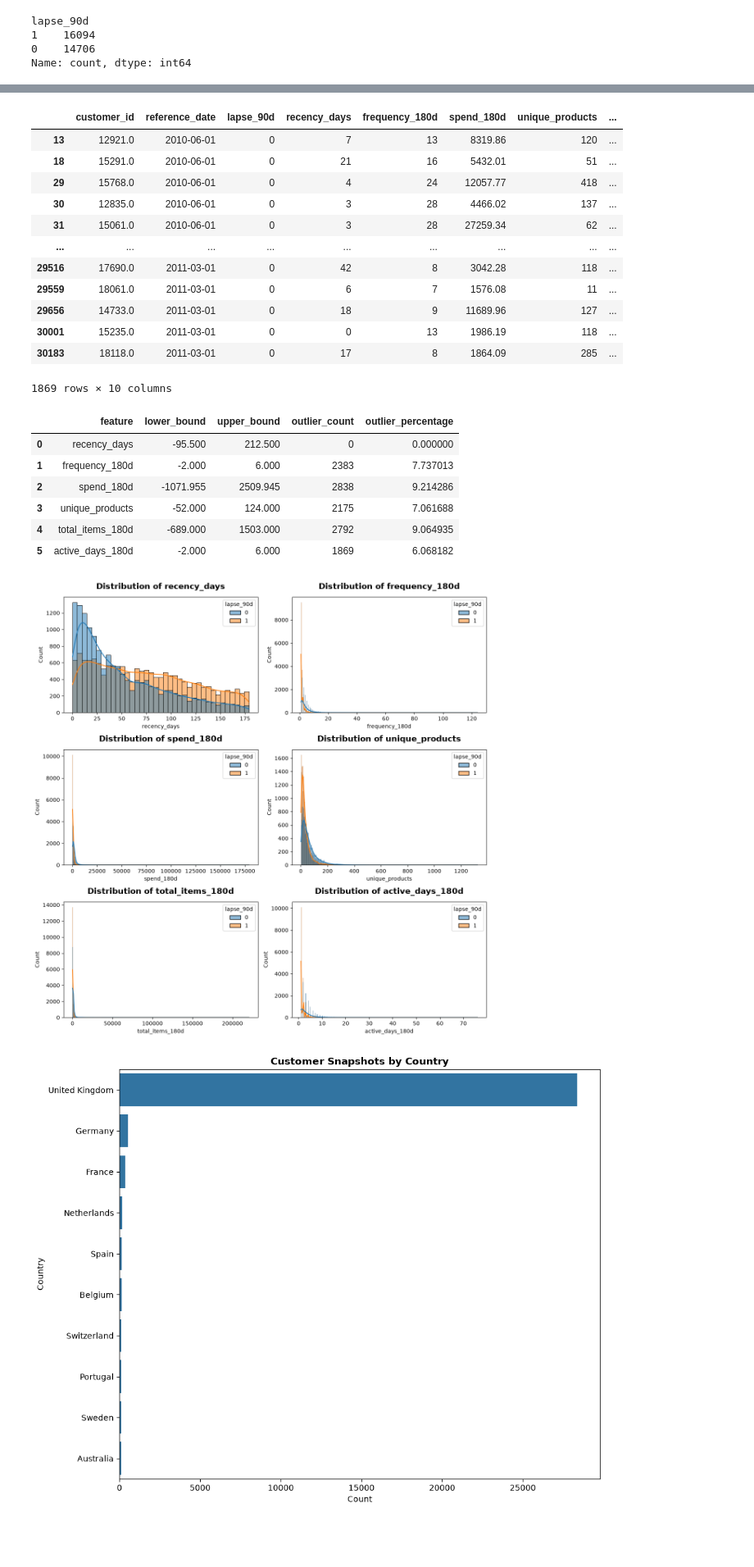
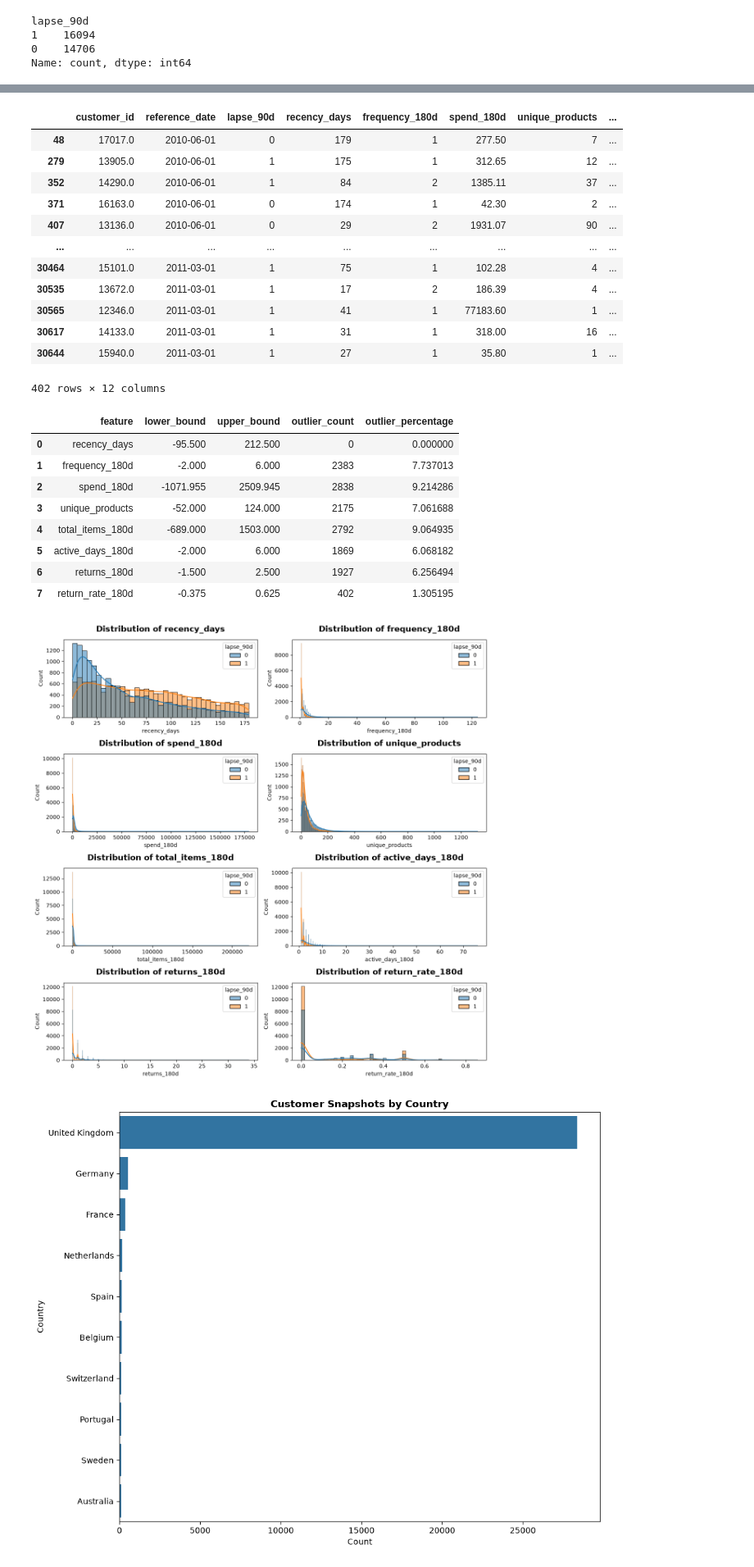
Before and after one commit to Amila-codes/Customer-Purchase-Behavior-Prediction, a Jupyter notebook: notebooks/classification_capstone_final.ipynb, the cells around one changed output, grey strips where cells are left out. Shown at 82% size. Cells and saved outputs as stored; diff of their text form; code cells hidden in the pictures; blank space fills up the shorter version.

```diff
--- a/notebooks/classification_capstone_final.ipynb
+++ b/notebooks/classification_capstone_final.ipynb
@@ -665,8 +665,9 @@ print(df['InvoiceDate'].max())
 2009-12-01 07:45:00
 2011-12-09 12:50:00
 # %%
-# Filter purchases
+# Filter purchases & returns
 purchases = df[(df['Quantity'] > 0) & (df['Price'] > 0) & (~df['Invoice'].astype(str).str.startswith("C"))]
+returns = df[df['Quantity'] < 0]
 # %% [markdown]
 ### Reference Dates and Prediction Windows
 
@@ -748,6 +758,6 @@ purchases['line_total'] = purchases['Quantity'] * purchases['Price']
 # %%
 # Create summarize_customer_history function
-def summarize_customer_history(purchases, reference_dates):
+def summarize_customer_history(purchases, returns, reference_dates):
     all_feats = []
 
     for t0 in reference_dates:
@@ -755,7 +765,14 @@ def summarize_customer_history(purchases, reference_dates):
             (purchases["InvoiceDate"] >= t0 - pd.Timedelta(days=180)) &
             (purchases["InvoiceDate"] <  t0)
         ]
+
+        hist_returns = returns[
+          (returns['InvoiceDate'] >= t0 - pd.Timedelta(days=180)) &
+          (returns['InvoiceDate'] < t0)
+        ]
+
         g = history.groupby("Customer ID")
+        r = hist_returns.groupby('Customer ID')
 
         feats = pd.DataFrame({
             "recency_days":   (t0 - g["InvoiceDate"].max()).dt.days,
@@ -764,8 +781,19 @@ def summarize_customer_history(purchases, reference_dates):
             "unique_products": g['Description'].nunique(),
             "total_items_180d": g['Quantity'].sum(),
             "active_days_180d": g["InvoiceDate"].apply(lambda x: x.dt.date.nunique()),
-            'country': g['Country'].last()
-        }).reset_index()
+            'country': g['Country'].last(),
+
+        })
+
+        # Return features
+        return_counts = r['Invoice'].nunique().reindex(feats.index, fill_value=0)
+        feats['returns_180d'] = return_counts
+
+        # Share of transactions that were returns
+        feats['return_rate_180d'] = feats['returns_180d'] / (feats['frequency_180d'] + feats['returns_180d'])
+
+         # Only reset index AFTER customer-based features are finished
+        feats = feats.reset_index()
 
         feats = feats.rename(columns={"Customer ID": "customer_id"})
         feats["reference_date"] = t0
@@ -774,7 +802,7 @@ def summarize_customer_history(purchases, reference_dates):
     return pd.concat(all_feats, ignore_index=True)
 # %%
 reference_dates = target_df["reference_date"].unique()
-features_df = summarize_customer_history(purchases, reference_dates)
+features_df = summarize_customer_history(purchases, returns, reference_dates)
 
 model_df = target_df.merge(features_df, on=["customer_id", "reference_date"], how="left")
 model_df.head()
@@ -924,6 +958,6 @@ detect_variable_types(train_data)
 # %%
 # outlier detection
-num_cols = ['recency_days', 'frequency_180d', 'spend_180d', 'unique_products', 'total_items_180d', 'active_days_180d']
+num_cols = ['recency_days', 'frequency_180d', 'spend_180d', 'unique_products', 'total_items_180d', 'active_days_180d', 'returns_180d', 'return_rate_180d']
 
 def find_iqr_outliers(data, cols):
     results = []
@@ -954,18 +988,18 @@ def find_iqr_outliers(data, cols):
 find_iqr_outliers(train_data, num_cols)
 # %% [output]
 |  | customer_id | reference_date | lapse_90d | recency_days | frequency_180d | spend_180d | unique_products | ... |
-| 13 | 12921.0 | 2010-06-01 | 0 | 7 | 13 | 8319.86 | 120 | ... |
-| 18 | 15291.0 | 2010-06-01 | 0 | 21 | 16 | 5432.01 | 51 | ... |
-| 29 | 15768.0 | 2010-06-01 | 0 | 4 | 24 | 12057.77 | 418 | ... |
-| 30 | 12835.0 | 2010-06-01 | 0 | 3 | 28 | 4466.02 | 137 | ... |
-| 31 | 15061.0 | 2010-06-01 | 0 | 3 | 28 | 27259.34 | 62 | ... |
+| 48 | 17017.0 | 2010-06-01 | 0 | 179 | 1 | 277.50 | 7 | ... |
+| 279 | 13905.0 | 2010-06-01 | 1 | 175 | 1 | 312.65 | 12 | ... |
+| 352 | 14290.0 | 2010-06-01 | 1 | 84 | 2 | 1385.11 | 37 | ... |
+| 371 | 16163.0 | 2010-06-01 | 0 | 174 | 1 | 42.30 | 2 | ... |
+| 407 | 13136.0 | 2010-06-01 | 0 | 29 | 2 | 1931.07 | 90 | ... |
 | ... | ... | ... | ... | ... | ... | ... | ... | ... |
-| 29516 | 17690.0 | 2011-03-01 | 0 | 42 | 8 | 3042.28 | 118 | ... |
-| 29559 | 18061.0 | 2011-03-01 | 0 | 6 | 7 | 1576.08 | 11 | ... |
-| 29656 | 14733.0 | 2011-03-01 | 0 | 18 | 9 | 11689.96 | 127 | ... |
-| 30001 | 15235.0 | 2011-03-01 | 0 | 0 | 13 | 1986.19 | 118 | ... |
-| 30183 | 18118.0 | 2011-03-01 | 0 | 17 | 8 | 1864.09 | 285 | ... |
+| 30464 | 15101.0 | 2011-03-01 | 1 | 75 | 1 | 102.28 | 4 | ... |
+| 30535 | 13672.0 | 2011-03-01 | 1 | 17 | 2 | 186.39 | 4 | ... |
+| 30565 | 12346.0 | 2011-03-01 | 1 | 41 | 1 | 77183.60 | 1 | ... |
+| 30617 | 14133.0 | 2011-03-01 | 1 | 31 | 1 | 318.00 | 16 | ... |
+| 30644 | 15940.0 | 2011-03-01 | 1 | 27 | 1 | 35.80 | 1 | ... |
-1869 rows × 10 columns
+402 rows × 12 columns
 |  | feature | lower_bound | upper_bound | outlier_count | outlier_percentage |
 | 0 | recency_days | -95.500 | 212.500 | 0 | 0.000000 |
 | 1 | frequency_180d | -2.000 | 6.000 | 2383 | 7.737013 |
@@ -973,20 +1007,22 @@ find_iqr_outliers(train_data, num_cols)
 | 3 | unique_products | -52.000 | 124.000 | 2175 | 7.061688 |
 | 4 | total_items_180d | -689.000 | 1503.000 | 2792 | 9.064935 |
 | 5 | active_days_180d | -2.000 | 6.000 | 1869 | 6.068182 |
+| 6 | returns_180d | -1.500 | 2.500 | 1927 | 6.256494 |
+| 7 | return_rate_180d | -0.375 | 0.625 | 402 | 1.305195 |
 # %%
 # Visualize numerical columns
-fig1, axes1 = plt.subplots(3, 2, figsize=(12, 12))
+fig1, axes1 = plt.subplots(4, 2, figsize=(12, 12))
 
 axes1 = axes1.flatten()
 
 for i, col in enumerate(num_cols):
     sns.histplot(data=train_data, x=col, hue='lapse_90d', kde=True, ax=axes1[i])
     axes1[i].set_title(f'Distribution of {col}', pad=15, weight='bold', fontsize=15)
 
 plt.tight_layout()
 plt.show()
 # %% [output]
-[figure, old version]
+[figure, new version]
 # %%
 # Distribution of countries
 country_counts = train_data['country'].value_counts().head(10)
```
Also changed, not shown: parts of 10 cells of this notebook.
